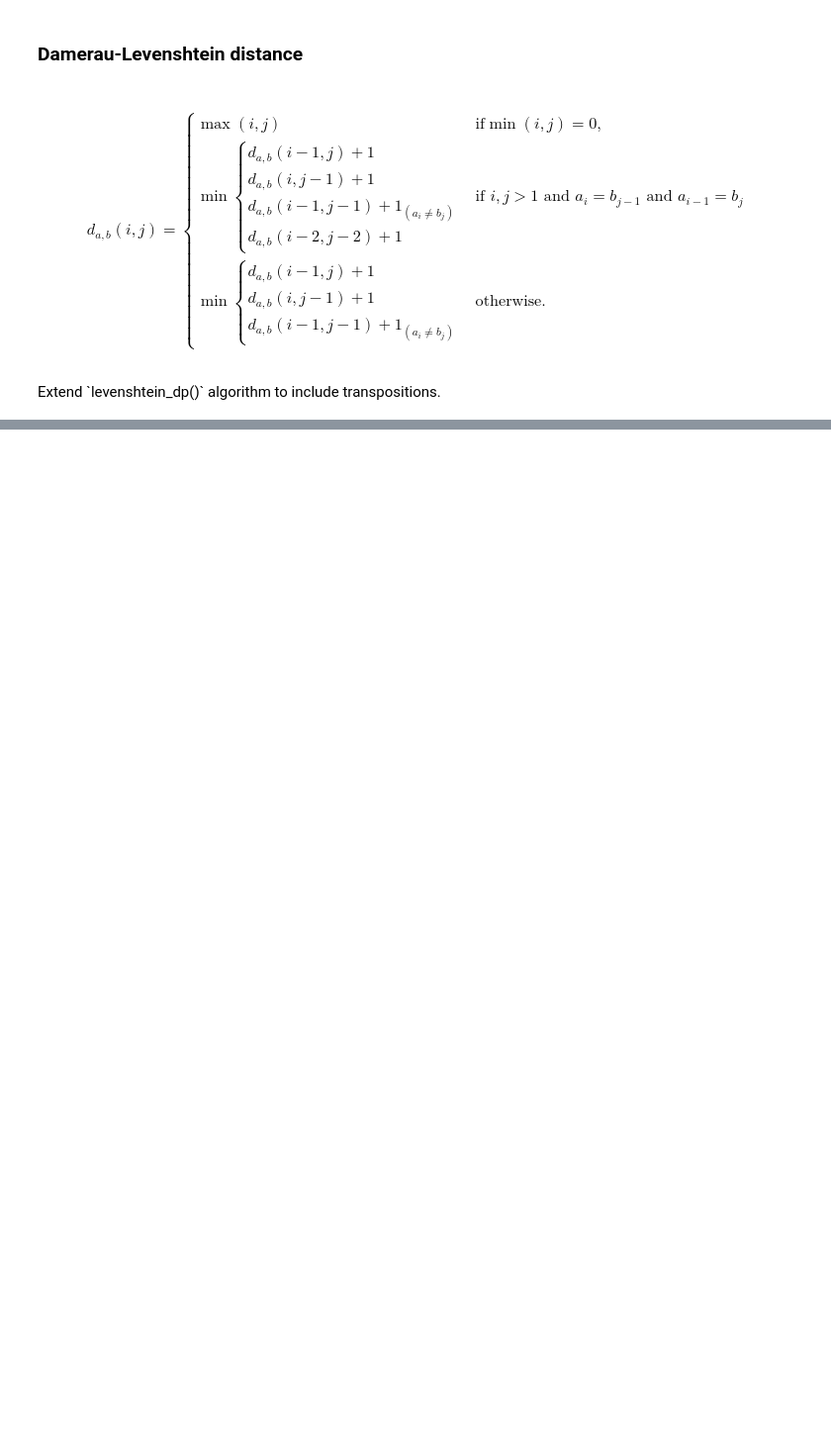
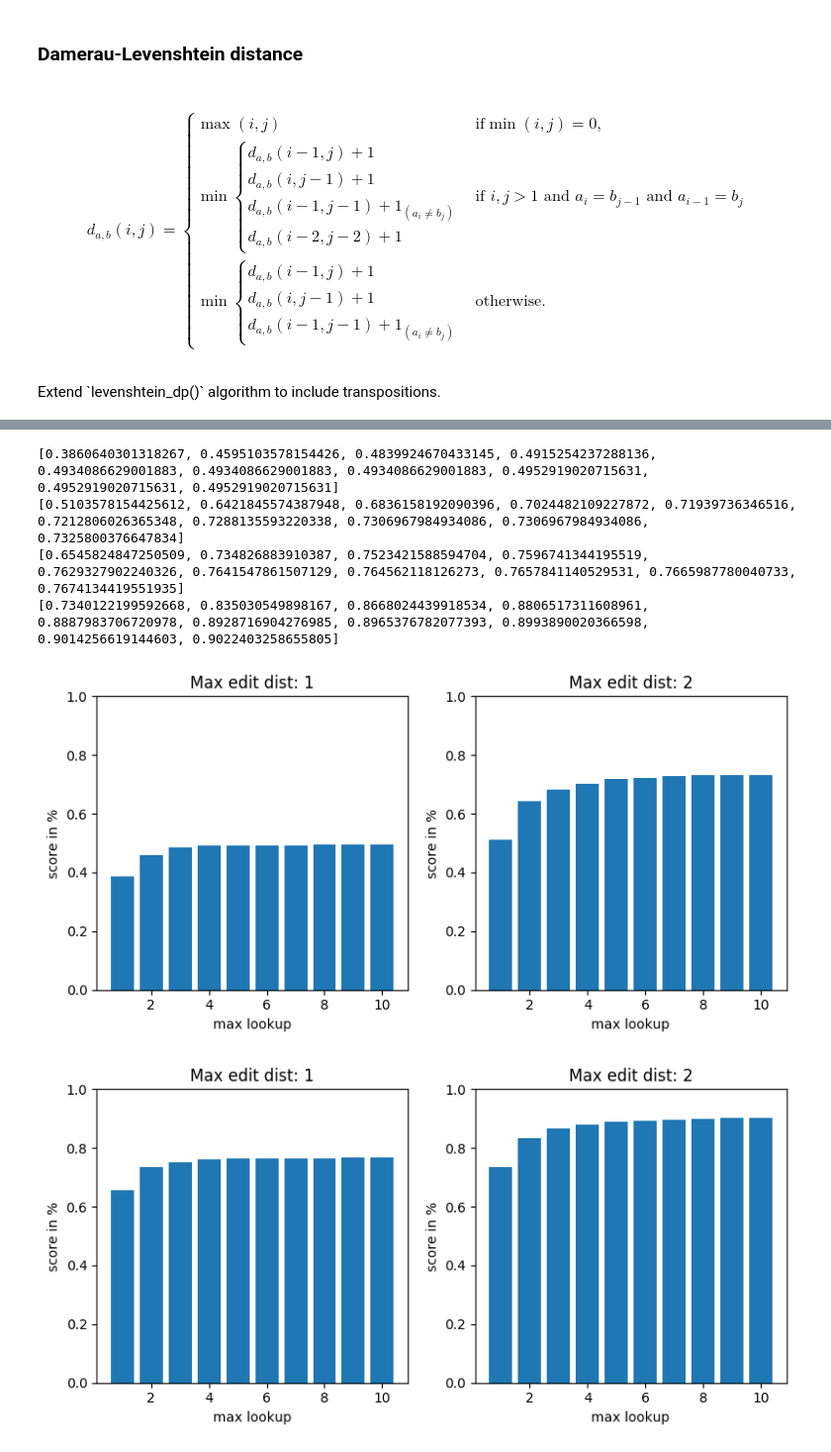
Before and after one commit to robinhundt/programming-pearls-spelling-checker, a Jupyter notebook: presentation.ipynb, the cells around one changed output, grey strips where cells are left out. Shown at 99% size. Saved outputs shown, nothing was run; the diff lists cells and outputs as text; code cells hidden in the pictures; blank space fills up the shorter version.

```diff
--- a/presentation.ipynb
+++ b/presentation.ipynb
@@ -342,0 +538,2 @@ count_1w.txt
+# %%
+corr = SpellingCorrector('frequency_dictionary_en_82_765.txt', max_edit_dist=2)
@@ -342,0 +592,41 @@ count_1w.txt
+# %%
+def score(misspell_data: Dict[str, List[str]] ,
+          corrector_func: Callable[[str], Iterable[str]] ,
+          consider_corrections_count=5):
+    score = 0
+    for word, misspells in misspell_data.items():
+        for ms_word in misspells:
+            try:
+                corrections = corrector_func(ms_word)
+                score += 1 if word in corrections[:consider_corrections_count] else 0
+            except IndexError:
+                pass
+    return score
+# %%
+def test_with_spell_data_and_create_graph(filename, corrector, max_edit_dist=2, max_lookup=5):
+    misspell_data, misspelled_words_cnt = parse_misspell_data(filename)
+    plot_cols = max_edit_dist
+    plt.figure(figsize=(4*plot_cols, 4), dpi=100)
+    for edit_dist in range(1, max_edit_dist+1):
+        corrector_fixed_dist = partial(corrector, max_edit_dist=edit_dist)
+        score_data = [score(misspell_data, corrector_fixed_dist, lookup)/misspelled_words_cnt
+                      for lookup in range(1, max_lookup+1)]
+        print(score_data)
+        plt.subplot(1, plot_cols, edit_dist)
+        plt.gca().set_ylim([0, 1.0])
+        plt.bar(range(1, max_lookup+1), score_data)
+        plt.title(f"Max edit dist: {edit_dist}")
+        plt.ylabel('score in %')
+        plt.xlabel('max lookup')
+    plt.tight_layout()
+    plt.savefig(f'{filename}-score-graph.svg');
+# %%
+test_with_spell_data_and_create_graph('aspell.dat', corr.suggestions, max_lookup=10)
+test_with_spell_data_and_create_graph('wikipedia.dat', corr.suggestions, max_lookup=10)
+# %% [output]
+[0.3860640301318267, 0.4595103578154426, 0.4839924670433145, 0.4915254237288136, 0.4934086629001883, 0.4934086629001883, 0.4934086629001883, 0.4952919020715631, 0.4952919020715631, 0.4952919020715631]
+[0.5103578154425612, 0.6421845574387948, 0.6836158192090396, 0.7024482109227872, 0.71939736346516, 0.7212806026365348, 0.7288135593220338, 0.7306967984934086, 0.7306967984934086, 0.7325800376647834]
+[0.6545824847250509, 0.734826883910387, 0.7523421588594704, 0.7596741344195519, 0.7629327902240326, 0.7641547861507129, 0.764562118126273, 0.7657841140529531, 0.7665987780040733, 0.7674134419551935]
+[0.7340122199592668, 0.835030549898167, 0.8668024439918534, 0.8806517311608961, 0.8887983706720978, 0.8928716904276985, 0.8965376782077393, 0.8993890020366598, 0.9014256619144603, 0.9022403258655805]
+[figure, added]
+[figure, added]
```
Also changed, not shown: parts of 109 cells of this notebook, 12 other files.
